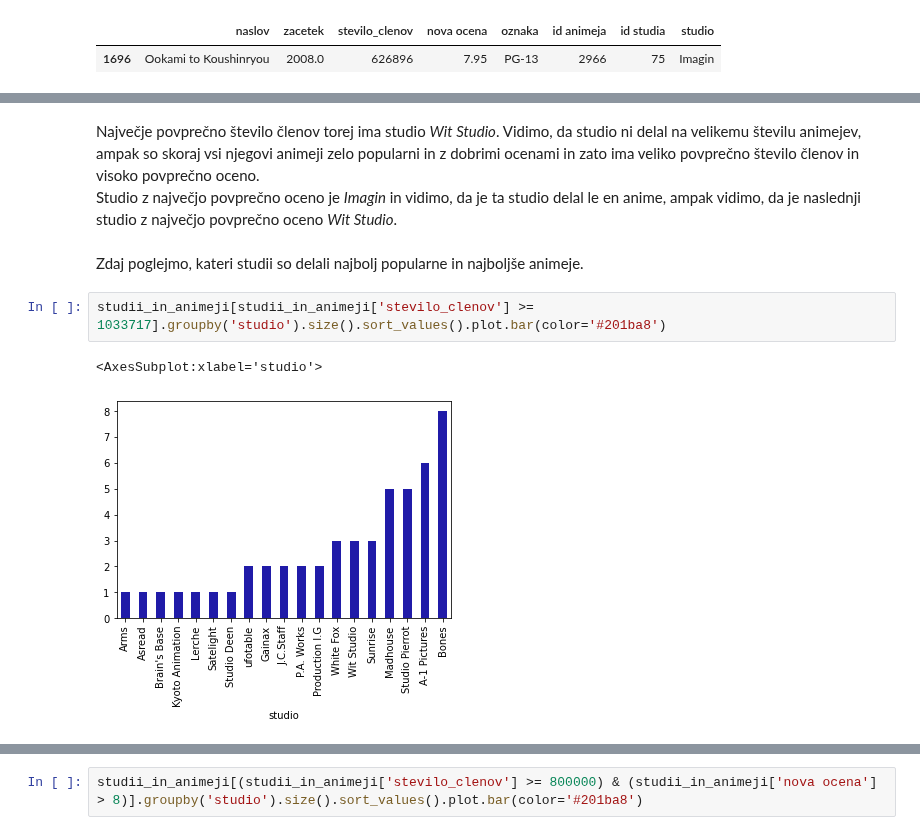
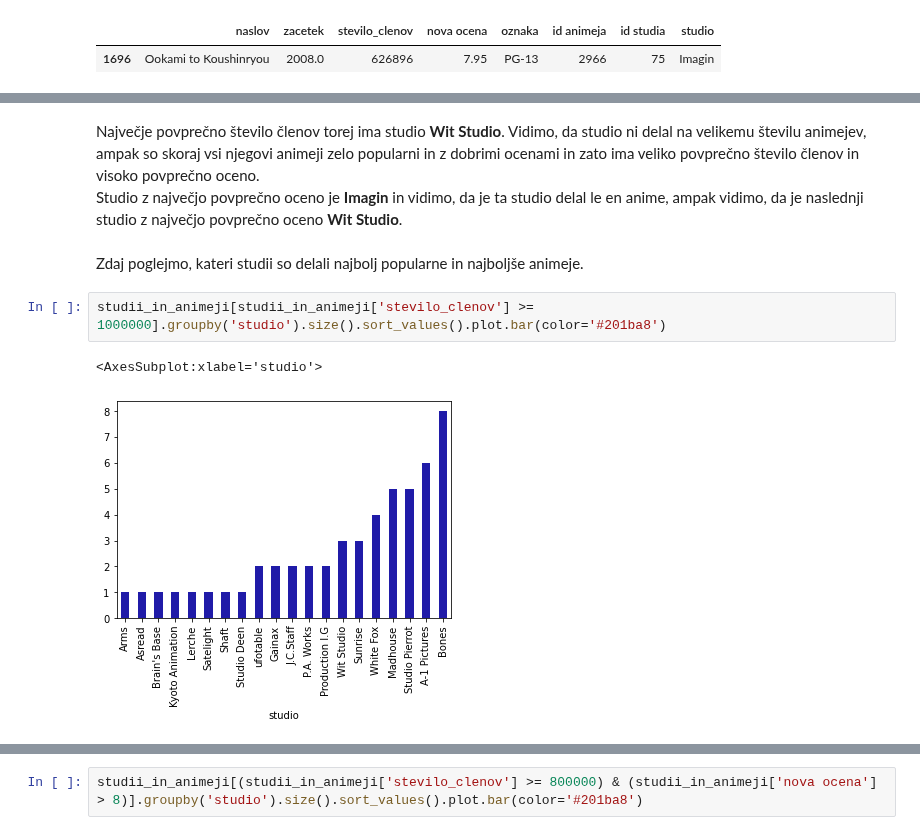
Before and after one commit to Teodora-Cvetkovic/Anime-filmi-in-serije, a Jupyter notebook: Anime_serije.ipynb, the cells around one changed output, grey strips where cells are left out. Cells and saved outputs as stored; diff of their text form.

```diff
--- a/Anime_serije.ipynb
+++ b/Anime_serije.ipynb
@@ -3431,11 +1390,11 @@ studii_in_animeji[studii_in_animeji['studio'] == 'Wit Studio'].sort_values('nova
 # %% [markdown]
-Največje povprečno število členov torej ima studio *Wit Studio*. Vidimo, da studio ni delal na velikemu številu animejev, ampak so skoraj vsi njegovi animeji zelo popularni in z dobrimi ocenami in zato ima veliko povprečno število členov in visoko povprečno oceno.<br>
-Studio z največjo povprečno oceno je *Imagin* in vidimo, da je ta studio delal le en anime, ampak vidimo, da je naslednji studio z največjo povprečno oceno *Wit Studio*.
+Največje povprečno število členov torej ima studio **Wit Studio**. Vidimo, da studio ni delal na velikemu številu animejev, ampak so skoraj vsi njegovi animeji zelo popularni in z dobrimi ocenami in zato ima veliko povprečno število členov in visoko povprečno oceno.<br>
+Studio z največjo povprečno oceno je **Imagin** in vidimo, da je ta studio delal le en anime, ampak vidimo, da je naslednji studio z največjo povprečno oceno **Wit Studio**.
 # %% [markdown]
 Zdaj poglejmo, kateri studii so delali najbolj popularne in najboljše animeje.
 # %%
-studii_in_animeji[studii_in_animeji['stevilo_clenov'] >= 1033717].groupby('studio').size().sort_values().plot.bar(color='#201ba8')
+studii_in_animeji[studii_in_animeji['stevilo_clenov'] >= 1000000].groupby('studio').size().sort_values().plot.bar(color='#201ba8')
 # %% [output]
 <AxesSubplot:xlabel='studio'>
-[figure, old version]
+[figure, new version]
 # %%
```
Also changed, not shown: parts of 390 cells of this notebook, 3 other files.
